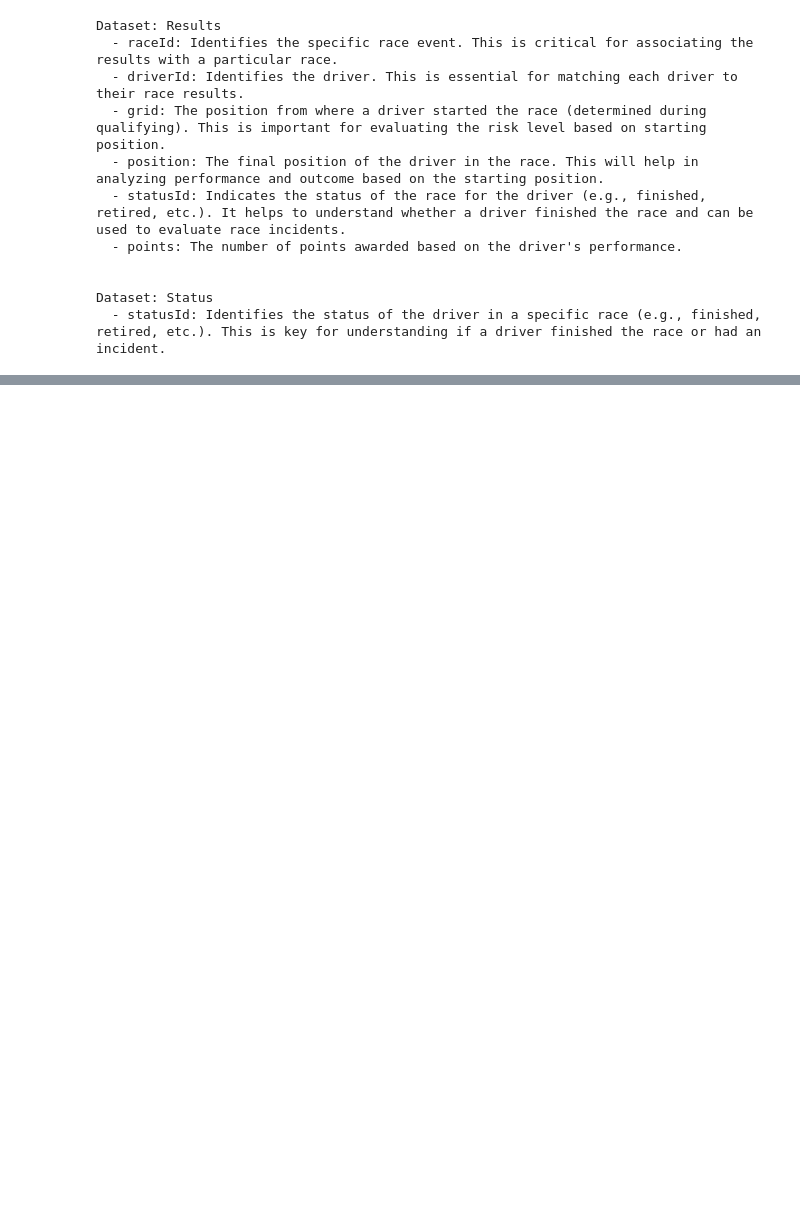
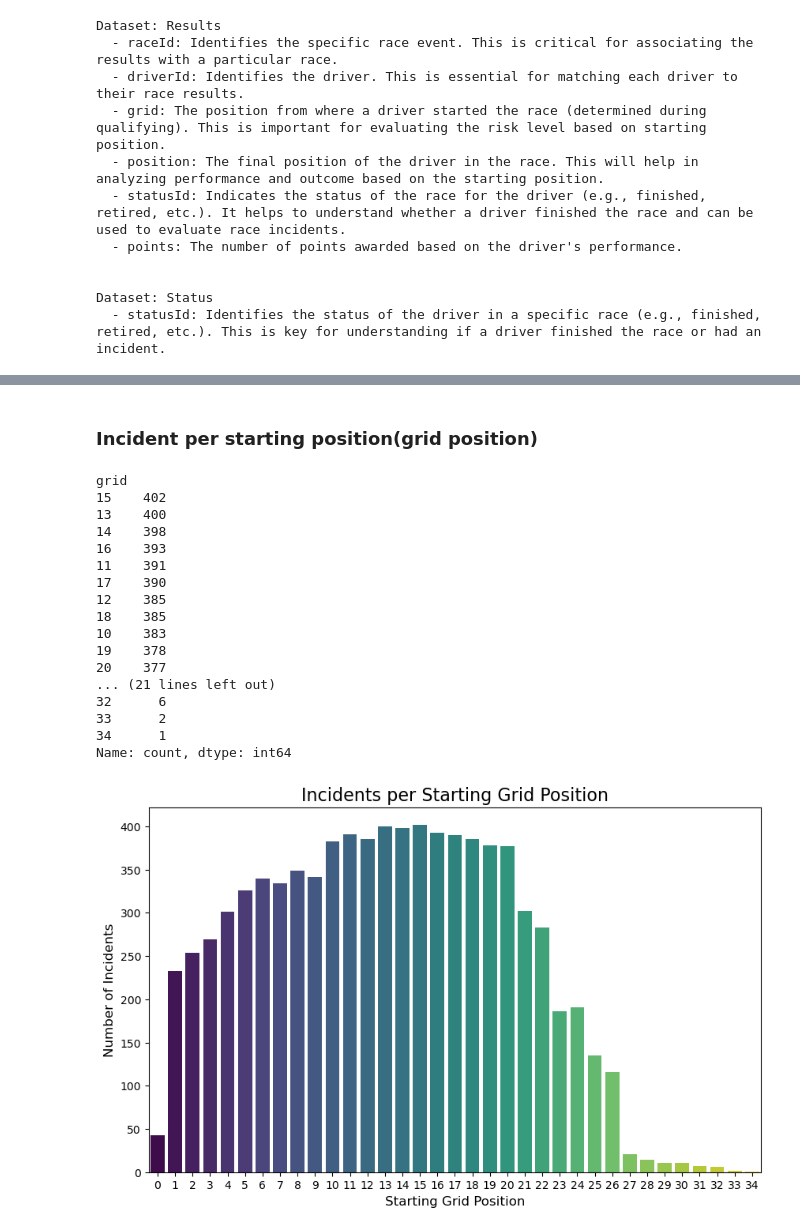
Before and after one commit to mitkonikov/f1, a Jupyter notebook: analysis_h1.ipynb, the cells around one changed output, grey strips where cells are left out. Saved outputs shown, nothing was run; the diff lists cells and outputs as text; code cells hidden in the pictures; blank space fills up the shorter version.

```diff
--- a/analysis_h1.ipynb
+++ b/analysis_h1.ipynb
@@ -650,0 +252,53 @@ print(cleaned_data.head())
+# %% [markdown]
+### Incident per starting position(grid position)
+# %%
+# Filtriranje podataka za incidente
+incident_statuses = ['Accident', 'Collision', 'Retired', 'Spun off', 'Mechanical',
+                     'Tyre', 'Puncture', 'Engine', 'Gearbox', 'Transmission',
+                     'Clutch', 'Hydraulics', 'Electrical', 'Radiator', 'Suspension',
+                     'Brakes', 'Differential', 'Overheating', 'Driveshaft',
+                     'Fuel pressure', 'Front wing', 'Water pressure', 'Wheel',
+                     'Throttle', 'Steering', 'Broken wing', 'Heat shield fire',
+                     'Exhaust', 'Oil leak', 'Engine fire', 'Engine misfire',
+                     'Tyre puncture', 'Out of fuel', 'Wheel nut', 'Injured',
+                     'Safety concerns', 'Fatal accident', 'Collision damage', 'Damage']
+
+# Filtriranje samo za incidente
+incidents = filtered_data[filtered_data['status'].isin(incident_statuses)]
+
+# Brojanje incidenata po početnoj poziciji (grid)
+incidents_per_grid = incidents['grid'].value_counts()
+
+# Prikazivanje rezultata
+print(incidents_per_grid)
+
+# Vizualizacija
+plt.figure(figsize=(10, 6))
+sns.barplot(x=incidents_per_grid.index, y=incidents_per_grid.values, hue=incidents_per_grid.index, palette='viridis', legend=False)
+
+# Dodavanje naslova i oznaka osi
+plt.title('Incidents per Starting Grid Position', fontsize=16)
+plt.xlabel('Starting Grid Position', fontsize=12)
+plt.ylabel('Number of Incidents', fontsize=12)
+
+# Prikazivanje grafa
+plt.show()
+# %% [output]
+grid
+15    402
+13    400
+14    398
+16    393
+11    391
+17    390
+12    385
+18    385
+10    383
+19    378
+20    377
+... (21 lines left out)
+32      6
+33      2
+34      1
+Name: count, dtype: int64
+[figure, added]
```
Also changed, not shown: parts of 98 cells of this notebook.
